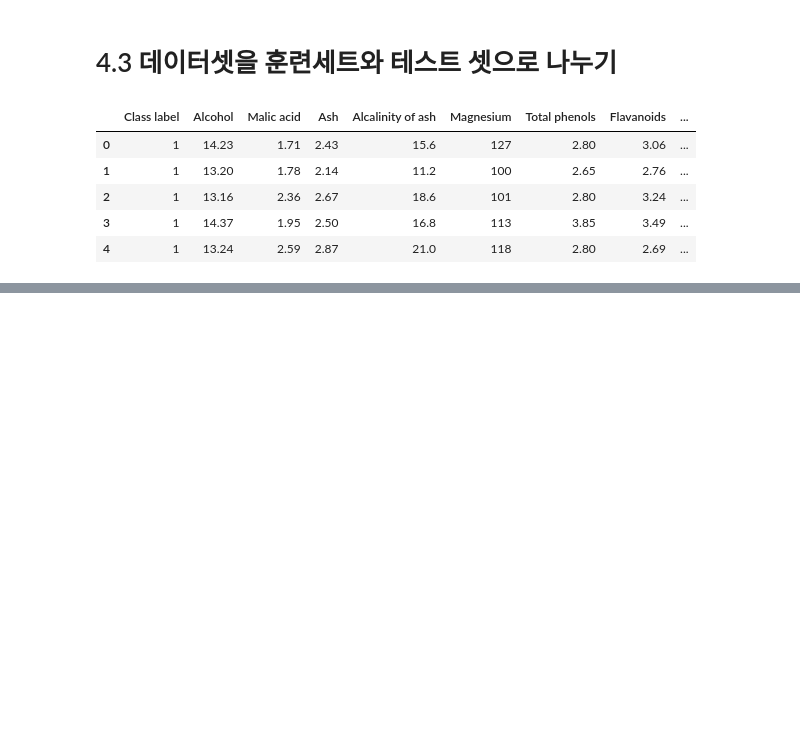
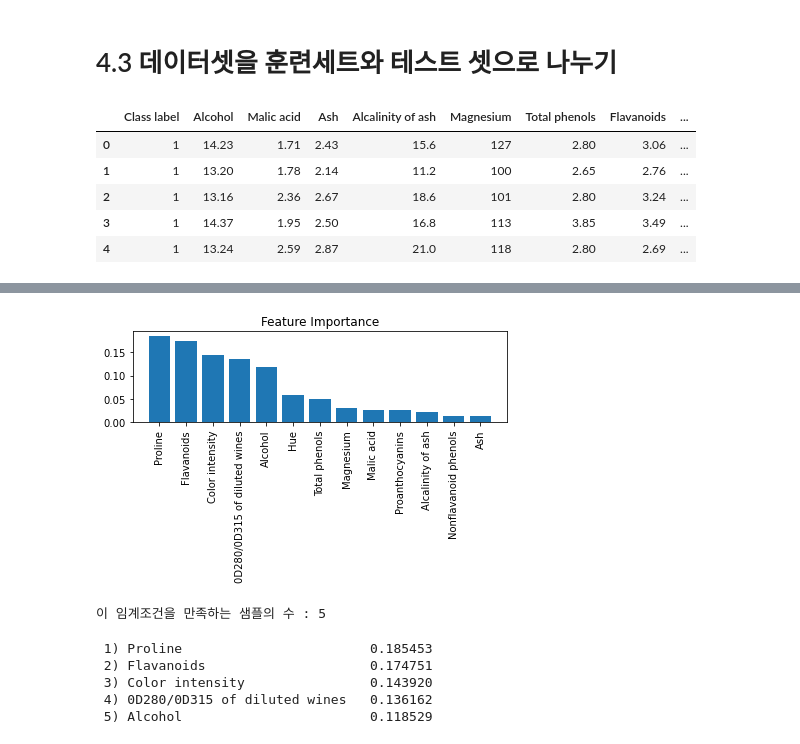
Before and after one commit to EdgeOfNetwork/new_temp, a Jupyter notebook: temp.feature_selection.ipynb, the cells around one changed output, grey strips where cells are left out. Saved outputs shown, nothing was run; the diff lists cells and outputs as text; code cells hidden in the pictures; blank space fills up the shorter version.

```diff
--- a/temp.feature_selection.ipynb
+++ b/temp.feature_selection.ipynb
@@ -286,0 +346,4 @@ NameError: name 'X_train_std' is not defined
+# %%
+forest = RandomForestClassifier(n_estimators = 500, random_state=1)
+# %%
+forest.fit(X_train, y_train)
@@ -286,0 +352,4 @@ NameError: name 'X_train_std' is not defined
+# %%
+importances = forest.feature_importances_
+# %%
+indices = np.argsort(importances)[::-1]
@@ -286,0 +379,12 @@ NameError: name 'X_train_std' is not defined
+# %%
+plt.title('Feature Importance')
+plt.bar(range(X_train.shape[1]),
+       importances[indices],
+       align='center')
+plt.xticks(range(X_train.shape[1]),
+          feat_labels[indices], rotation = 90)
+plt.xlim([-1, X_train.shape[1]])
+plt.tight_layout()
+plt.show()
+# %% [output]
+[figure, added]
@@ -286,0 +397,15 @@ NameError: name 'X_train_std' is not defined
+# %%
+print('이 임계조건을 만족하는 샘플의 수 :',X_selected.shape[1])
+# %% [output]
+이 임계조건을 만족하는 샘플의 수 : 5
+# %%
+for f in range(X_selected.shape[1]):
+    print("%2d) %-*s %f" % (f + 1, 30,
+                           feat_labels[indices[f]],
+                           importances[indices[f]]))
+# %% [output]
+ 1) Proline                        0.185453
+ 2) Flavanoids                     0.174751
+ 3) Color intensity                0.143920
+ 4) 0D280/0D315 of diluted wines   0.136162
+ 5) Alcohol                        0.118529
```
Also changed, not shown: parts of 24 cells of this notebook, 14 other files.
